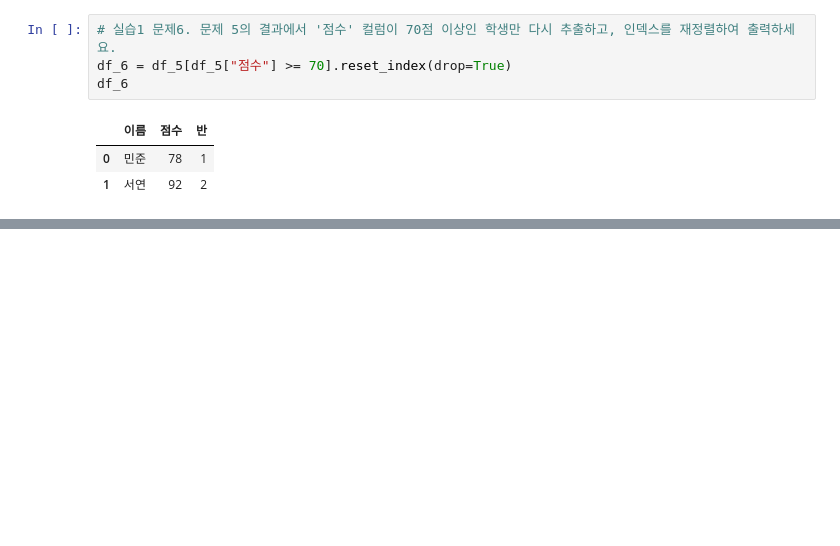
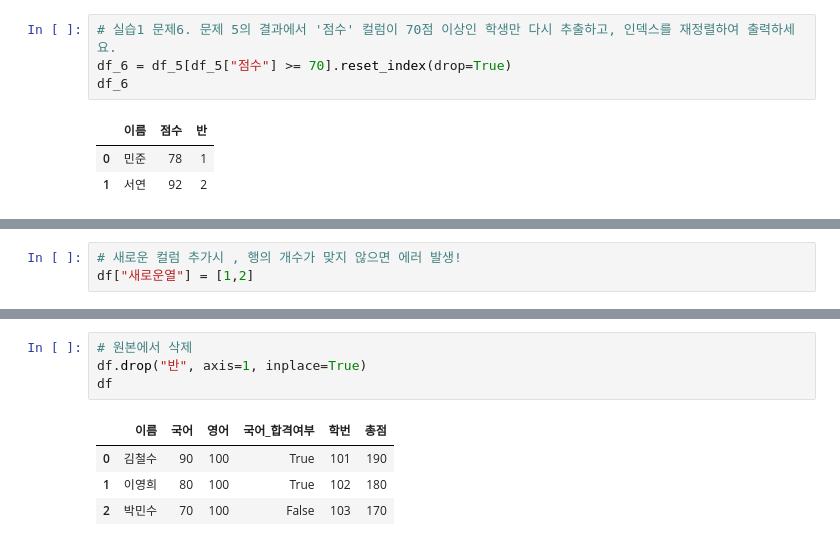
Before and after one commit to taehun96/python-library, a Jupyter notebook: notes/05_pandas(2).ipynb, the cells around one changed output, grey strips where cells are left out. Cells and saved outputs as stored; diff of their text form; blank space fills up the shorter version.

```diff
--- a/notes/05_pandas(2).ipynb
+++ b/notes/05_pandas(2).ipynb
@@ -153,0 +216,3 @@ df_6
+# %%
+# 새로운 컬럼 추가시 , 행의 개수가 맞지 않으면 에러 발생!
+df["새로운열"] = [1,2]
@@ -153,0 +238,9 @@ df_6
+# %%
+# 원본에서 삭제
+df.drop("반", axis=1, inplace=True)
+df
+# %% [output]
+|  | 이름 | 국어 | 영어 | 국어_합격여부 | 학번 | 총점 |
+| 0 | 김철수 | 90 | 100 | True | 101 | 190 |
+| 1 | 이영희 | 80 | 100 | True | 102 | 180 |
+| 2 | 박민수 | 70 | 100 | False | 103 | 170 |
```
Also changed, not shown: parts of 27 cells of this notebook.
